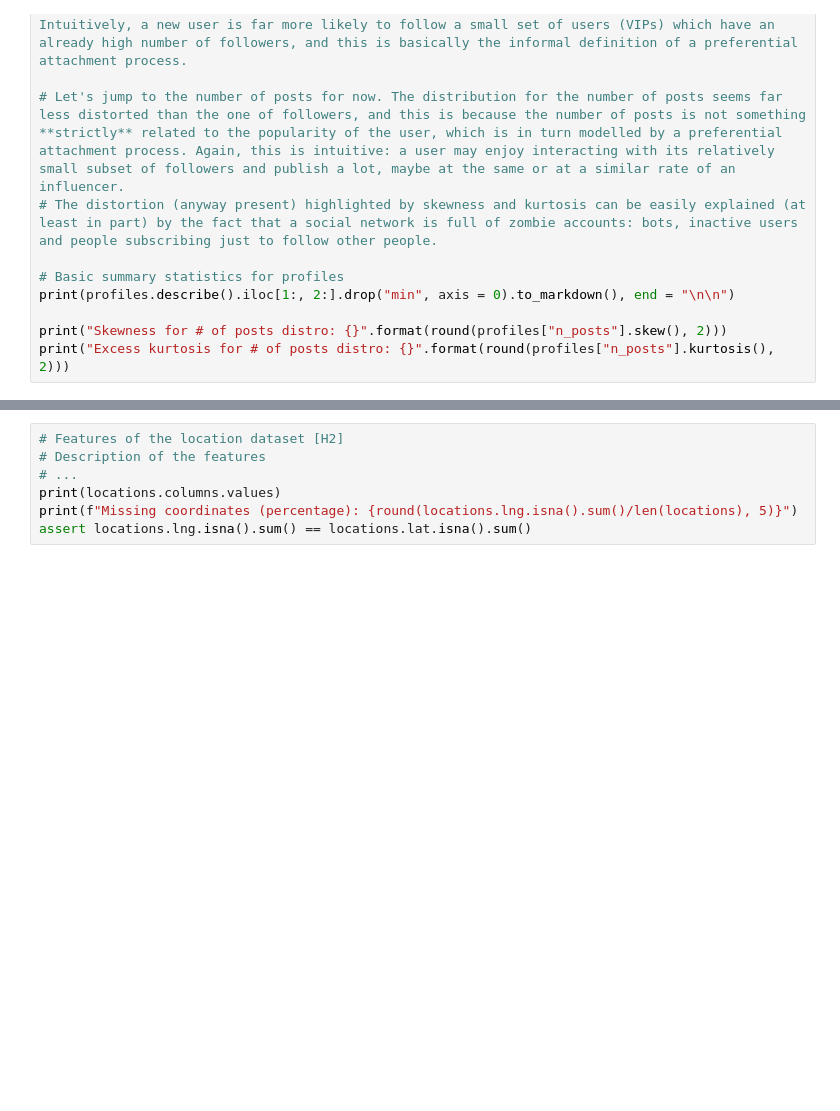
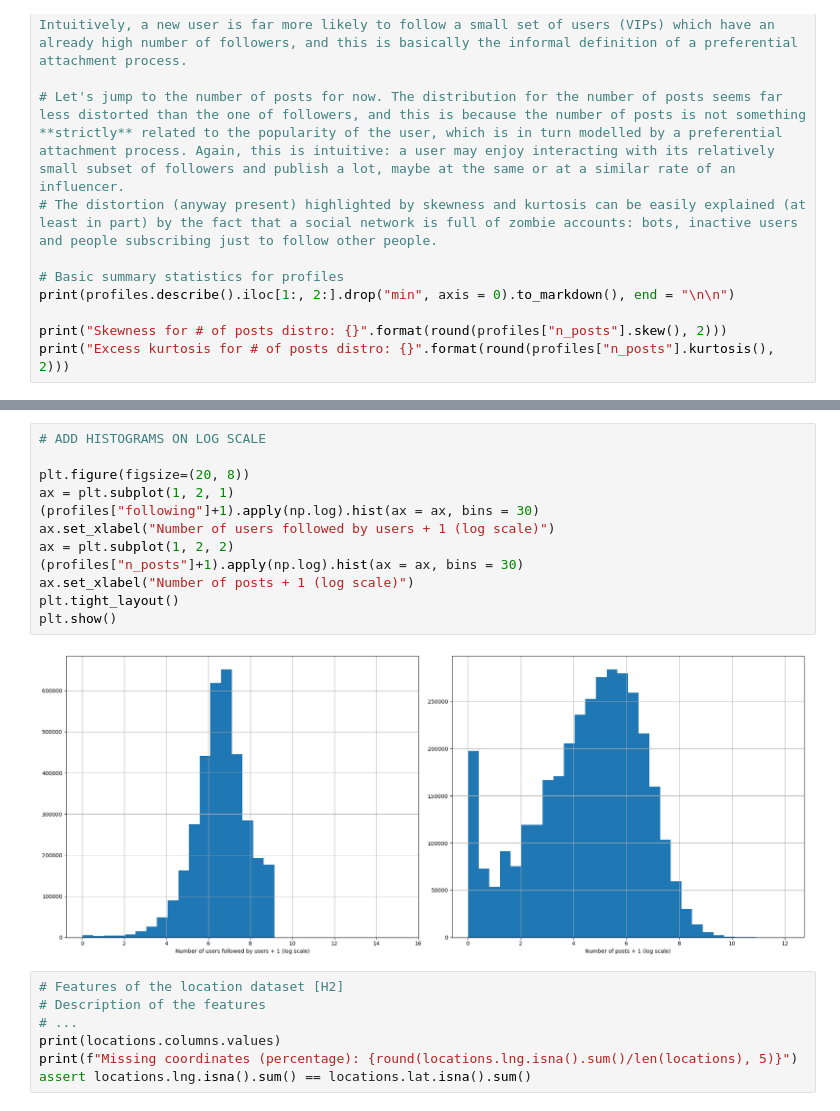
Before and after one commit to sim2000dg/adm_hw2-group30, a Jupyter notebook: RQ1.ipynb, the cells around one changed output, grey strips where cells are left out. Cells and saved outputs as stored; diff of their text form; blank space fills up the shorter version.

```diff
--- a/RQ1.ipynb
+++ b/RQ1.ipynb
@@ -139,3 +171,17 @@ plt.show()
+# %%
+# ADD HISTOGRAMS ON LOG SCALE
+
+plt.figure(figsize=(20, 8))
+ax = plt.subplot(1, 2, 1)
+(profiles["following"]+1).apply(np.log).hist(ax = ax, bins = 30)
+ax.set_xlabel("Number of users followed by users + 1 (log scale)")
+ax = plt.subplot(1, 2, 2)
+(profiles["n_posts"]+1).apply(np.log).hist(ax = ax, bins = 30)
+ax.set_xlabel("Number of posts + 1 (log scale)")
+plt.tight_layout()
+plt.show()
+# %% [output]
+[figure, added]
 # %%
 # Features of the location dataset [H2]
 # Description of the features
```
Also changed, not shown: parts of 9 cells of this notebook.
